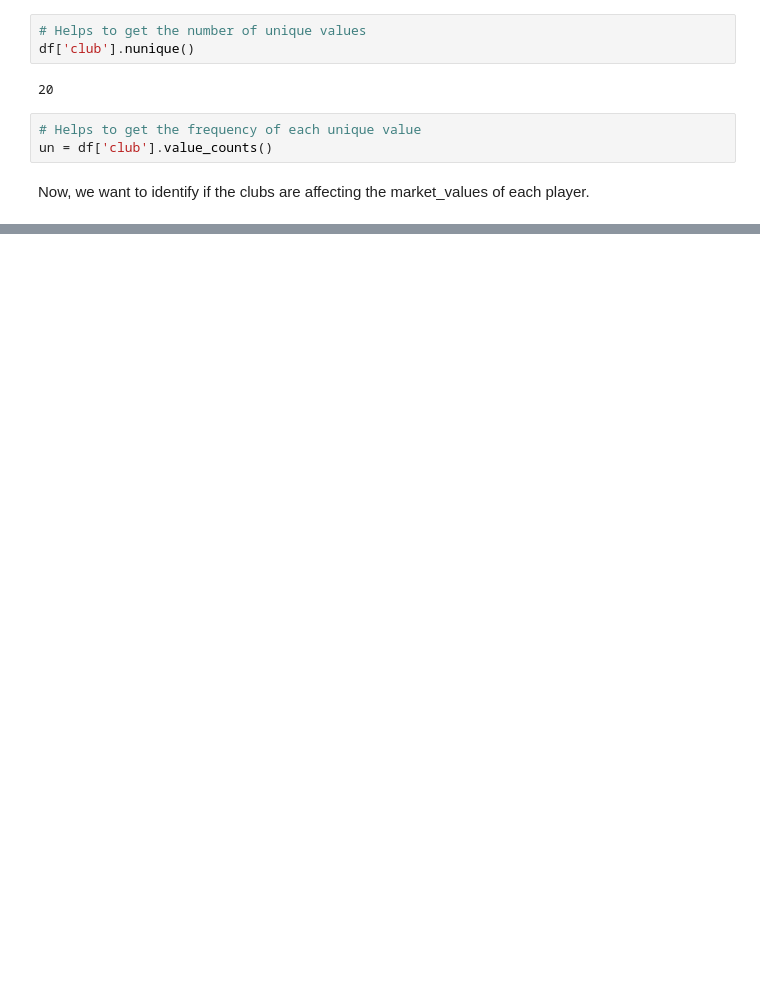
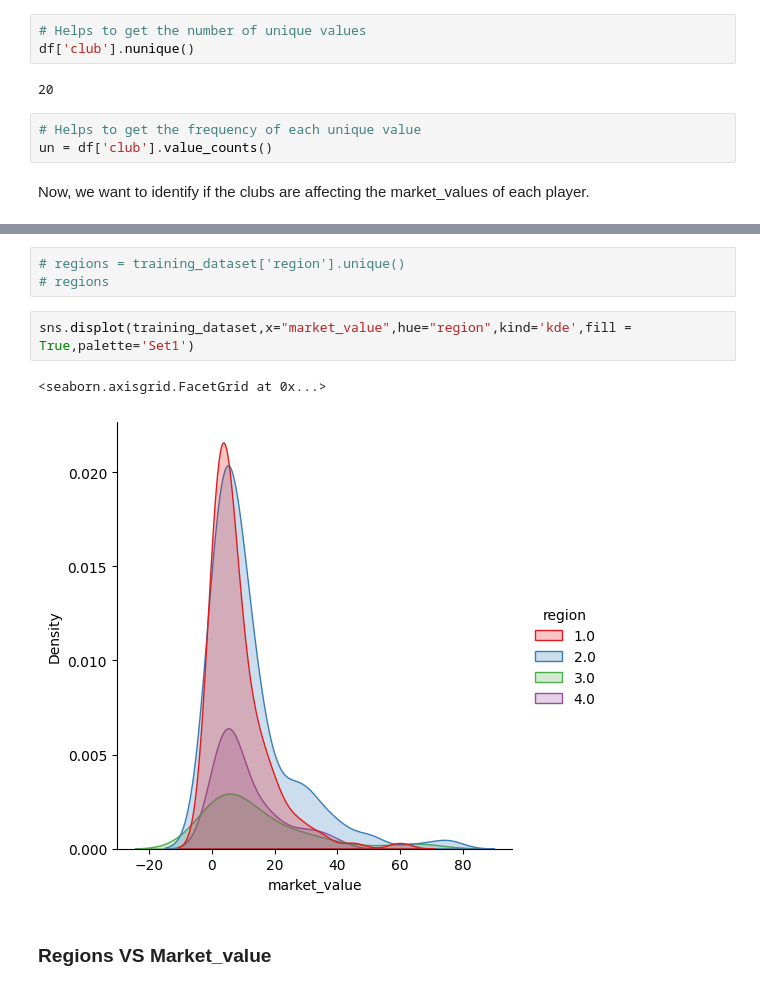
Before and after one commit to rishi0282/Data-Science, a Jupyter notebook: Price_prediction_model/football_player_price_prediction_model.ipynb, the cells around one changed output, grey strips where cells are left out. Drawn from its saved outputs; the diff is of its cells as text; blank space fills up the shorter version.

```diff
--- a/Price_prediction_model/football_player_price_prediction_model.ipynb
+++ b/Price_prediction_model/football_player_price_prediction_model.ipynb
@@ -387 +387,11 @@ sns.boxplot(x=market_val,y=training_dataset['region'],orient='h')
+# %%
+# regions = training_dataset['region'].unique()
+# regions
+# %%
+sns.displot(training_dataset,x="market_value",hue="region",kind='kde',fill = True,palette='Set1')
+# %% [output]
+<seaborn.axisgrid.FacetGrid at 0x...>
+[figure, added]
+# %% [markdown]
+### Regions VS Market_value
 # %%
```
Also changed, not shown: parts of 27 cells of this notebook.
